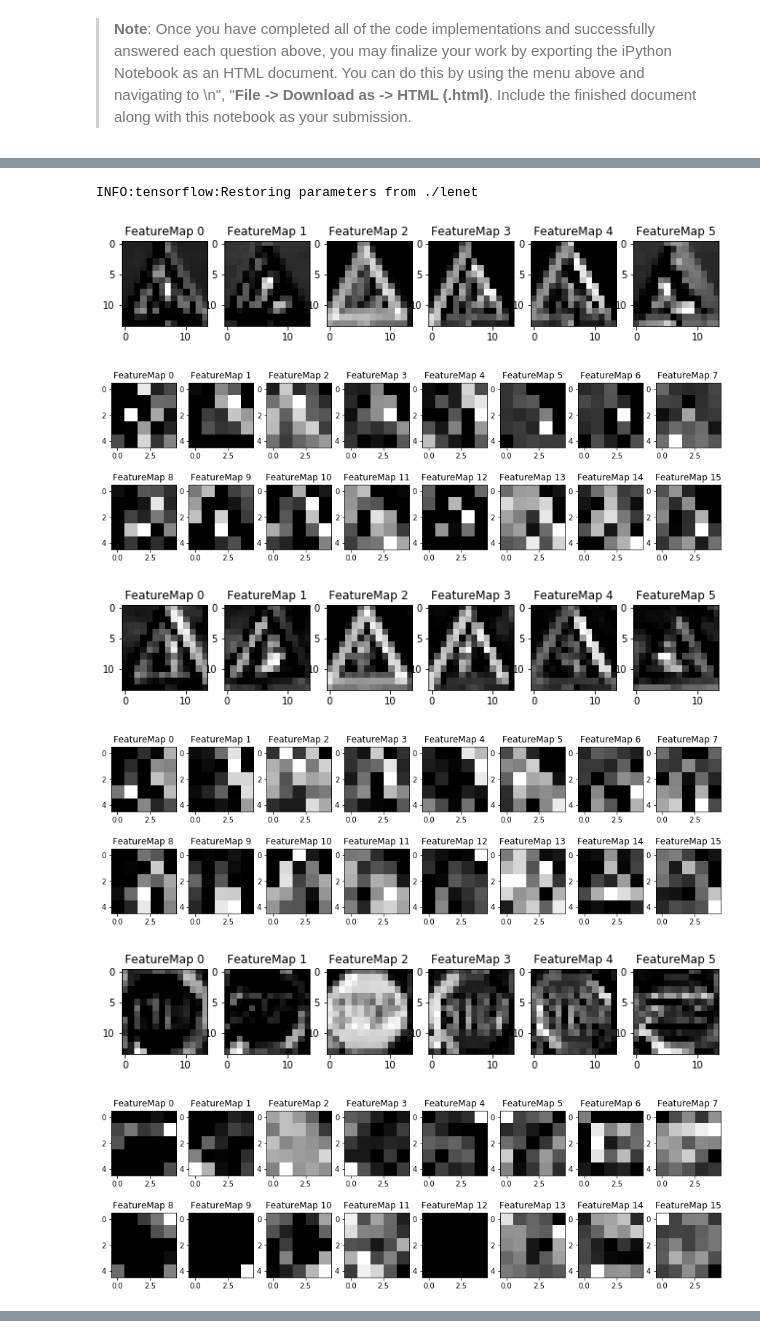
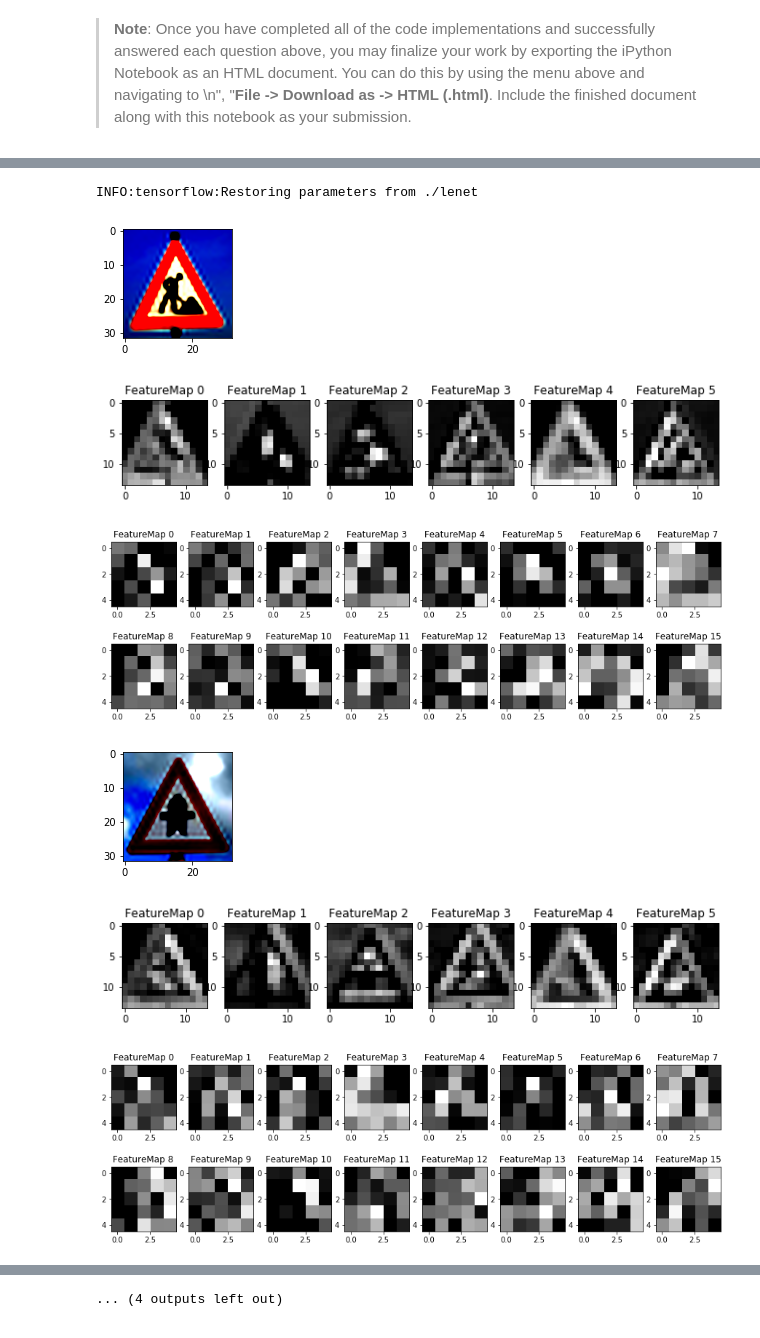
Before and after one commit to asadziach/CarND-Traffic-Sign-Classifier-Project, a Jupyter notebook: Traffic_Sign_Classifier.ipynb, the cells around one changed output, grey strips where cells are left out. Cells and saved outputs as stored; diff of their text form; code cells hidden in the pictures.

```diff
--- a/Traffic_Sign_Classifier.ipynb
+++ b/Traffic_Sign_Classifier.ipynb
@@ -99,12 +99,13 @@ with open('signnames.csv', mode='rt') as file:
 # %%
 import matplotlib.pyplot as plt
 import numpy as np
+import math
 %matplotlib inline
 
 classes, indices = np.unique(y_train, return_index=True)
 
 columns = 5
-rows = int(n_classes/columns)+1
+rows = math.ceil(n_classes/columns)
 figsize=(16, 16)
 fontsize=8.5
 
@@ -738,18 +739,20 @@ def outputFeatureMap(image_input, tf_activation, activation_min=-1, activation_m
 # %%
 with tf.Session() as sess:
     saver.restore(sess, tf.train.latest_checkpoint('.'))
     for i in indices:
+        plt.figure(0, figsize=(2,2))
+        plt.imshow(X_myown[i], interpolation='lanczos')
         test_accuracy = evaluate(X_myown[i:i+1], Y_myown[i:i+1])
         tf_activation = sess.graph.get_tensor_by_name('conv1:0')
         outputFeatureMap(X_myown[i:i+1], tf_activation, plt_num=1)
         tf_activation2 = sess.graph.get_tensor_by_name('conv2:0')
         outputFeatureMap(X_myown[i:i+1], tf_activation2, plt_num=2)
         plt.show()
 # %% [output]
 INFO:tensorflow:Restoring parameters from ./lenet
-[figure, old version]
+[figure, new version]
-[figure, old version]
+[figure, new version]
-[figure, old version]
+[figure, new version]
-[figure, old version]
+[figure, new version]
-[figure, old version]
+[figure, new version]
-[figure, old version]
+[figure, new version]
@@ -759,0 +764 @@ INFO:tensorflow:Restoring parameters from ./lenet
+... (4 outputs left out)
```
Also changed, not shown: parts of 7 cells of this notebook.
